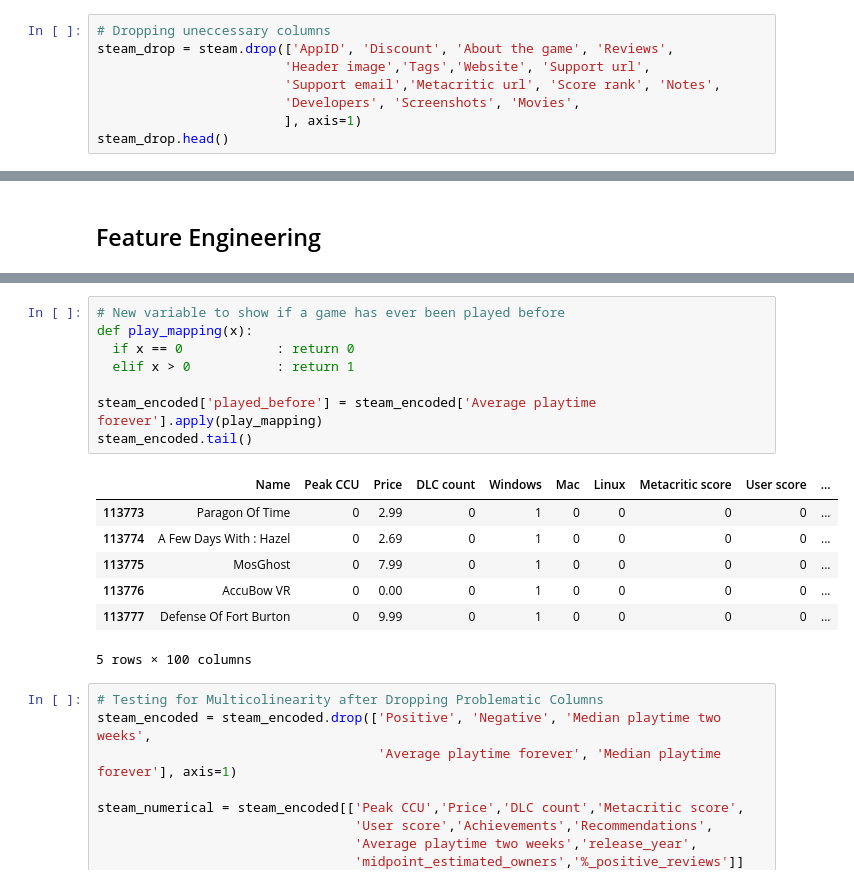
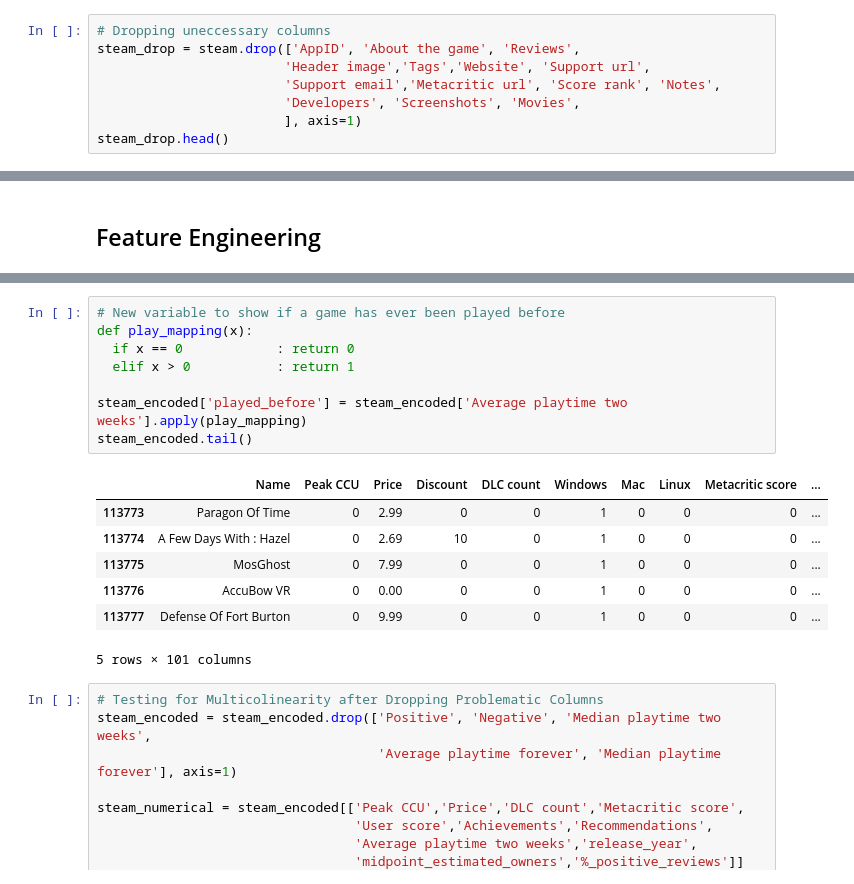
Before and after one commit to zakirangwala/esrb-wizard, a Jupyter notebook: notebooks/workingFile.ipynb, the cells around one changed output, grey strips where cells are left out. Cells and saved outputs as stored; diff of their text form.

```diff
--- a/notebooks/workingFile.ipynb
+++ b/notebooks/workingFile.ipynb
@@ -45,7 +45,7 @@ Unique columns in 'Name':  110325
 We first drop missing rows since they're both unique identifiers and it's not possible to impute those values. Since the shape and the number of unique rows in AppID are exact, we know that we are not double counting a game. But we notice that there are repeat values in name - this is because some games become region-locked and are only avaiable to play in certain countries. In some cases, there are multiple versions that exist so that. Should we cut these?
 # %%
 # Dropping uneccessary columns
-steam_drop = steam.drop(['AppID', 'Discount', 'About the game', 'Reviews',
+steam_drop = steam.drop(['AppID', 'About the game', 'Reviews',
                         'Header image','Tags','Website', 'Support url',
                         'Support email','Metacritic url', 'Score rank', 'Notes',
                         'Developers', 'Screenshots', 'Movies',
@@ -263,19 +263,19 @@ plt.show()
 # %%
 # New variable to show if a game has ever been played before
 def play_mapping(x):
   if x == 0            : return 0
   elif x > 0           : return 1
 
-steam_encoded['played_before'] = steam_encoded['Average playtime forever'].apply(play_mapping)
+steam_encoded['played_before'] = steam_encoded['Average playtime two weeks'].apply(play_mapping)
 steam_encoded.tail()
 # %% [output]
-|  | Name | Peak CCU | Price | DLC count | Windows | Mac | Linux | Metacritic score | User score | ... |
-| 113773 | Paragon Of Time | 0 | 2.99 | 0 | 1 | 0 | 0 | 0 | 0 | ... |
-| 113774 | A Few Days With : Hazel | 0 | 2.69 | 0 | 1 | 0 | 0 | 0 | 0 | ... |
-| 113775 | MosGhost | 0 | 7.99 | 0 | 1 | 0 | 0 | 0 | 0 | ... |
-| 113776 | AccuBow VR | 0 | 0.00 | 0 | 1 | 0 | 0 | 0 | 0 | ... |
-| 113777 | Defense Of Fort Burton | 0 | 9.99 | 0 | 1 | 0 | 0 | 0 | 0 | ... |
+|  | Name | Peak CCU | Price | Discount | DLC count | Windows | Mac | Linux | Metacritic score | ... |
+| 113773 | Paragon Of Time | 0 | 2.99 | 0 | 0 | 1 | 0 | 0 | 0 | ... |
+| 113774 | A Few Days With : Hazel | 0 | 2.69 | 10 | 0 | 1 | 0 | 0 | 0 | ... |
+| 113775 | MosGhost | 0 | 7.99 | 0 | 0 | 1 | 0 | 0 | 0 | ... |
+| 113776 | AccuBow VR | 0 | 0.00 | 0 | 0 | 1 | 0 | 0 | 0 | ... |
+| 113777 | Defense Of Fort Burton | 0 | 9.99 | 0 | 0 | 1 | 0 | 0 | 0 | ... |
-5 rows × 100 columns
+5 rows × 101 columns
 # %%
 # Testing for Multicolinearity after Dropping Problematic Columns
 steam_encoded = steam_encoded.drop(['Positive', 'Negative', 'Median playtime two weeks',
```
Also changed, not shown: parts of 20 cells of this notebook.
